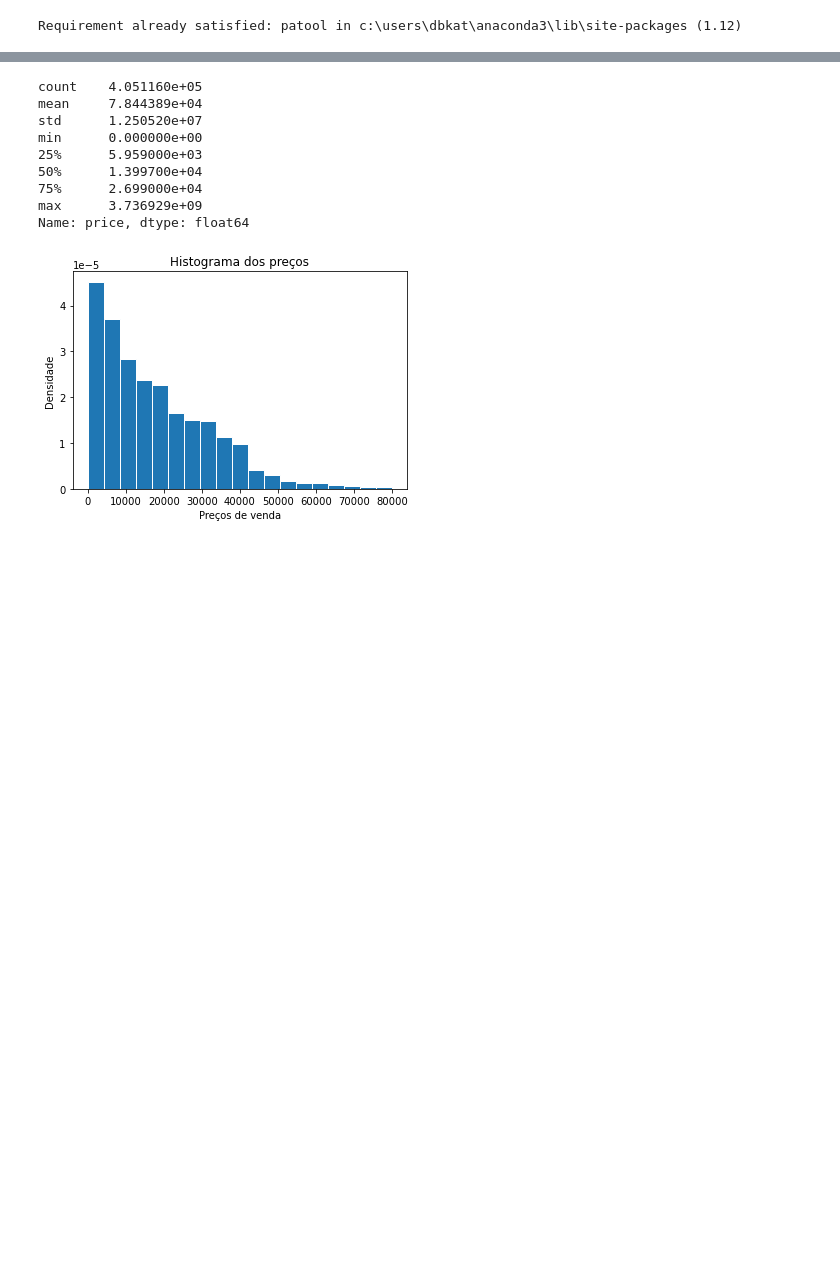
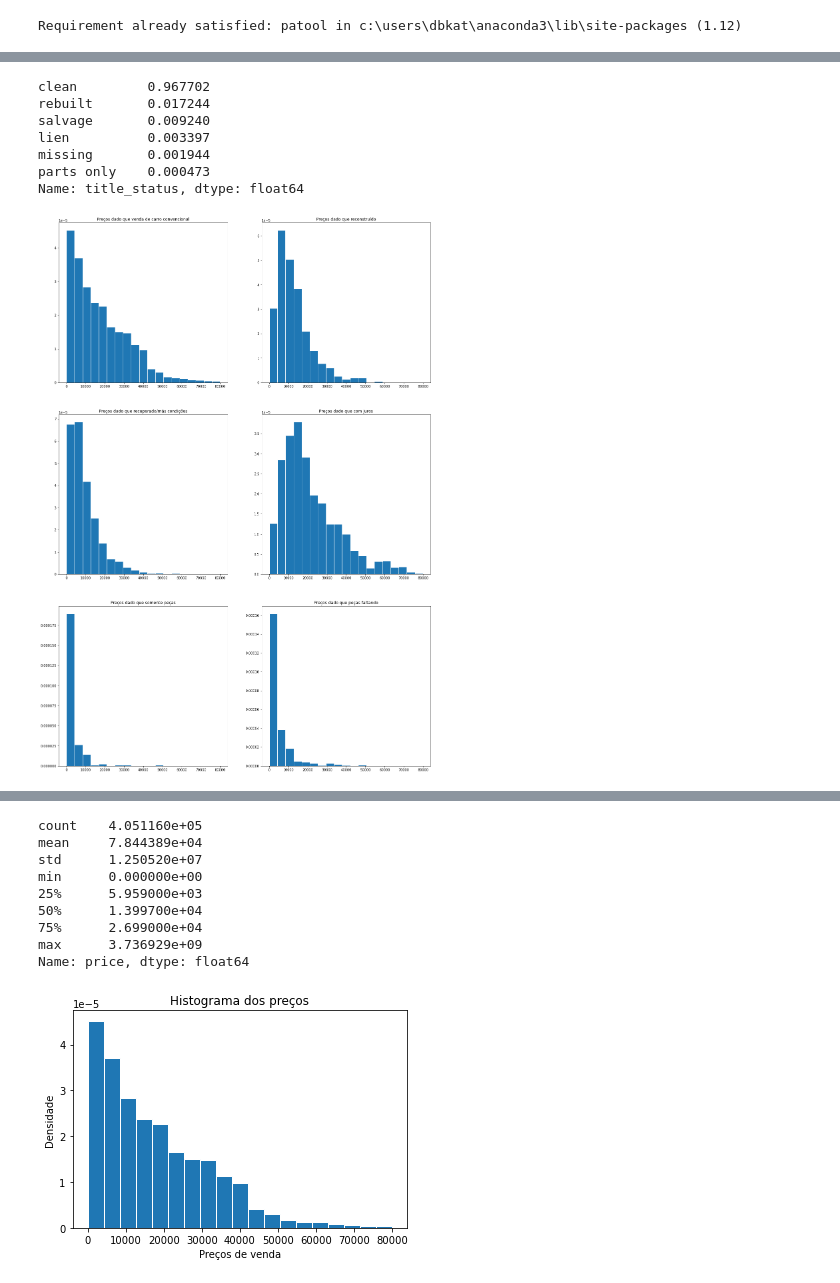
Before and after one commit to MekhyW/Car-Resell-Price-Predictor, a Jupyter notebook: Predictor.ipynb, the cells around one changed output, grey strips where cells are left out. Drawn from its saved outputs; the diff is of its cells as text; code cells hidden in the pictures; blank space fills up the shorter version.

```diff
--- a/Predictor.ipynb
+++ b/Predictor.ipynb
@@ -43,0 +45,39 @@ dados = Dataset.loc[Dataset.title_status == 'clean',:]
+# %%
+# Primeiramente, devemos decidir quais são as condições que o modelo assume. Imaginamos que venda de peças de carros
+# ou de carros com peças faltando são casos significativamente diferentes do que a de um carro convencional.
+
+print(Dataset.title_status.value_counts(normalize=True))
+
+# Para observar as diferenças:
+
+bins = np.linspace(0,8e+4,20)
+
+plt.figure(figsize=(20,30))
+plt.subplot(321)
+plt.title('Preços dado que venda de carro convencional')
+plt.hist(Dataset.loc[Dataset.title_status == 'clean']['price'],bins,edgecolor='white',density=True)
+plt.subplot(322)
+plt.title('Preços dado que reconstruído')
+plt.hist(Dataset.loc[Dataset.title_status == 'rebuilt']['price'],bins,edgecolor='white',density=True)
+plt.subplot(323)
+plt.title('Preços dado que recuperado/más condições')
+plt.hist(Dataset.loc[Dataset.title_status == 'salvage']['price'],bins,edgecolor='white',density=True)
+plt.subplot(324)
+plt.title('Preços dado que com juros')
+plt.hist(Dataset.loc[Dataset.title_status == 'lien']['price'],bins,edgecolor='white',density=True)
+plt.subplot(325)
+plt.title('Preços dado que somente peças')
+plt.hist(Dataset.loc[Dataset.title_status == 'parts only']['price'],bins,edgecolor='white',density=True)
+plt.subplot(326)
+plt.title('Preços dado que peças faltando')
+plt.hist(Dataset.loc[Dataset.title_status == 'missing']['price'],bins,edgecolor='white',density=True)
+plt.show()
+# %% [output]
+clean         0.967702
+rebuilt       0.017244
+salvage       0.009240
+lien          0.003397
+missing       0.001944
+parts only    0.000473
+Name: title_status, dtype: float64
+[figure, added]
```
Also changed, not shown: parts of 7 cells of this notebook.
